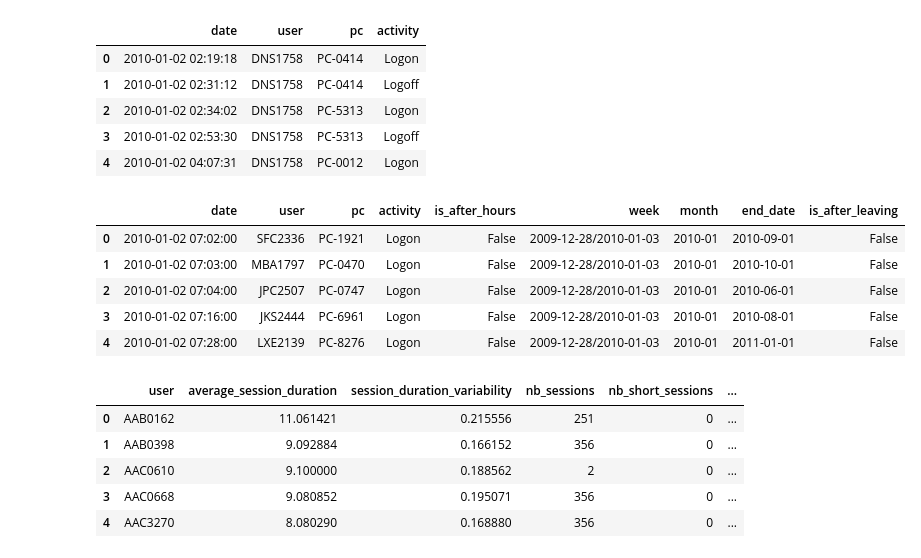
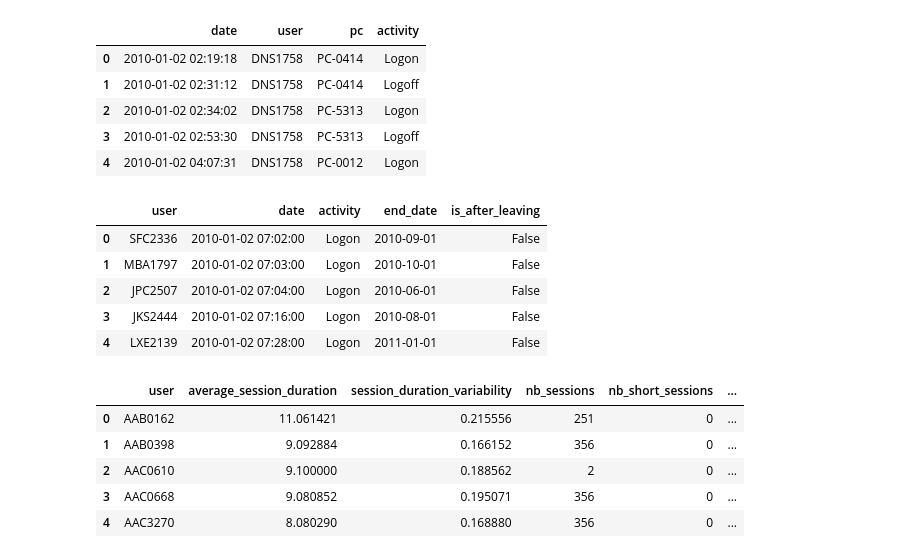
Before and after one commit to SamiKarboubi/CERT-Insider-Threat-Detection, a Jupyter notebook: features_extraction.ipynb, the cells around one changed output. Cells and saved outputs as stored; diff of their text form; code cells hidden in the pictures.

```diff
--- a/features_extraction.ipynb
+++ b/features_extraction.ipynb
@@ -25,6 +25,7 @@ users.head()
 | 3 | Meghan Laurel Salazar | MLS2856 | Meghan.Laurel.Salazar@dtaa.com | ProductionLineWorker | NaN | 1 | 6 - Manufacturing_Government | 3 - Assembly | ... |
 | 4 | Beau Todd Romero | BTR2026 | Beau.Todd.Romero@dtaa.com | MechanicalEngineer | NaN | 1 | 3 - ResearchAndEngineering_Govern... | 4 - Engineering | ... |
 # %%
+users['end_date'] = pd.to_datetime(users['end_date'])
 users_left = users[users['end_date'] != pd.to_datetime('2011-06-01')]
 print(len(users_left))
 # %% [output]
@@ -293,28 +291,26 @@ sessions['duration_hours'] = (
 
 sessions = sessions[(sessions['duration_hours'] > 0) & (sessions['duration_hours'] < 24)]
 # %%
-logon_left = logon[logon['user'].isin(users_left['user_id'])].copy()
+logon_left = logon[logon['user'].isin(users_left['user_id'])][['user', 'date', 'activity']].copy()
 
 logon_left = logon_left.merge(
     users_left[['user_id', 'end_date']],
     left_on='user',
     right_on='user_id',
     how='left'
 ).drop(columns='user_id')
 
 
-logon_left['date'] = pd.to_datetime(logon_left['date'])
-logon_left['end_date'] = pd.to_datetime(logon_left['end_date'])
 
 logon_left['is_after_leaving'] = logon_left['date'] > logon_left['end_date']
 logon_left.head()
 # %% [output]
-|  | date | user | pc | activity | is_after_hours | week | month | end_date | is_after_leaving |
-| 0 | 2010-01-02 07:02:00 | SFC2336 | PC-1921 | Logon | False | 2009-12-28/2010-01-03 | 2010-01 | 2010-09-01 | False |
-| 1 | 2010-01-02 07:03:00 | MBA1797 | PC-0470 | Logon | False | 2009-12-28/2010-01-03 | 2010-01 | 2010-10-01 | False |
-| 2 | 2010-01-02 07:04:00 | JPC2507 | PC-0747 | Logon | False | 2009-12-28/2010-01-03 | 2010-01 | 2010-06-01 | False |
-| 3 | 2010-01-02 07:16:00 | JKS2444 | PC-6961 | Logon | False | 2009-12-28/2010-01-03 | 2010-01 | 2010-08-01 | False |
-| 4 | 2010-01-02 07:28:00 | LXE2139 | PC-8276 | Logon | False | 2009-12-28/2010-01-03 | 2010-01 | 2011-01-01 | False |
+|  | user | date | activity | end_date | is_after_leaving |
+| 0 | SFC2336 | 2010-01-02 07:02:00 | Logon | 2010-09-01 | False |
+| 1 | MBA1797 | 2010-01-02 07:03:00 | Logon | 2010-10-01 | False |
+| 2 | JPC2507 | 2010-01-02 07:04:00 | Logon | 2010-06-01 | False |
+| 3 | JKS2444 | 2010-01-02 07:16:00 | Logon | 2010-08-01 | False |
+| 4 | LXE2139 | 2010-01-02 07:28:00 | Logon | 2011-01-01 | False |
 # %%
 nb_logon_after_left = logon_left.groupby('user').agg(
     nb_logon_after_leaving = ('is_after_leaving', 'sum')
```
Also changed, not shown: parts of 9 cells of this notebook.
